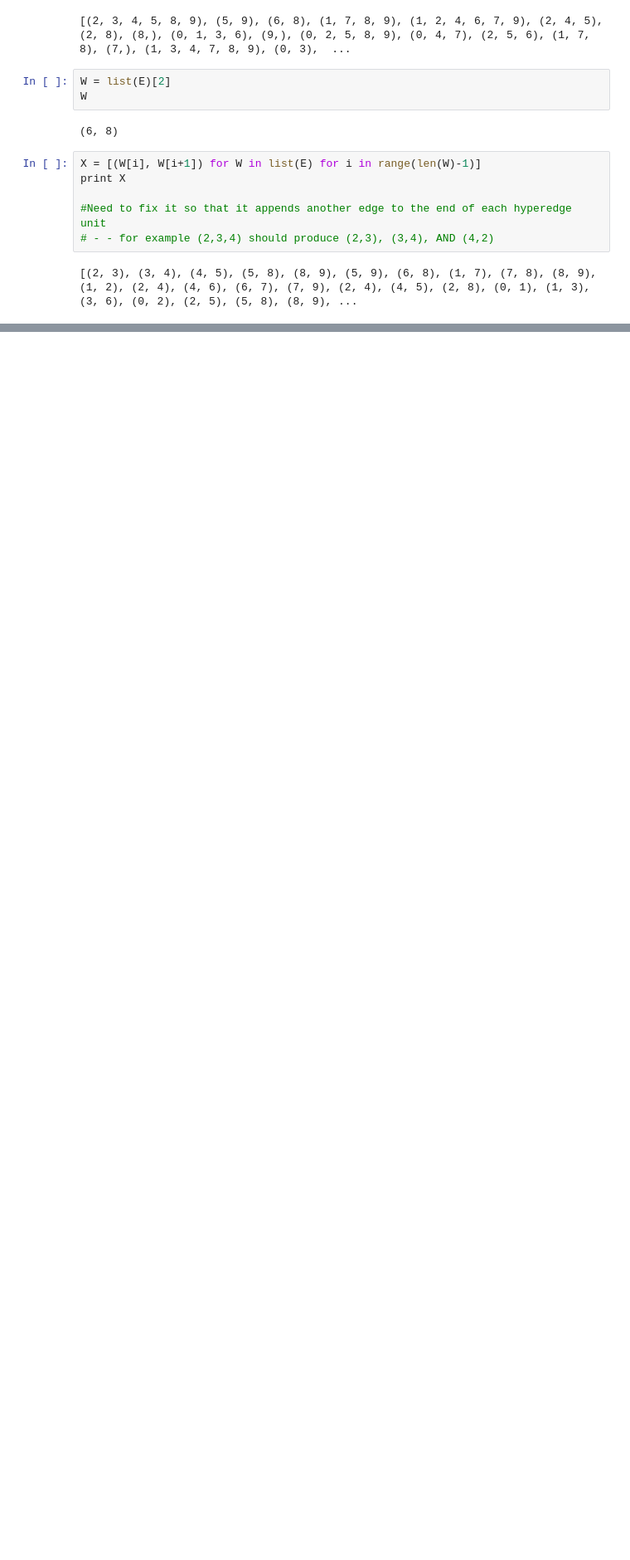
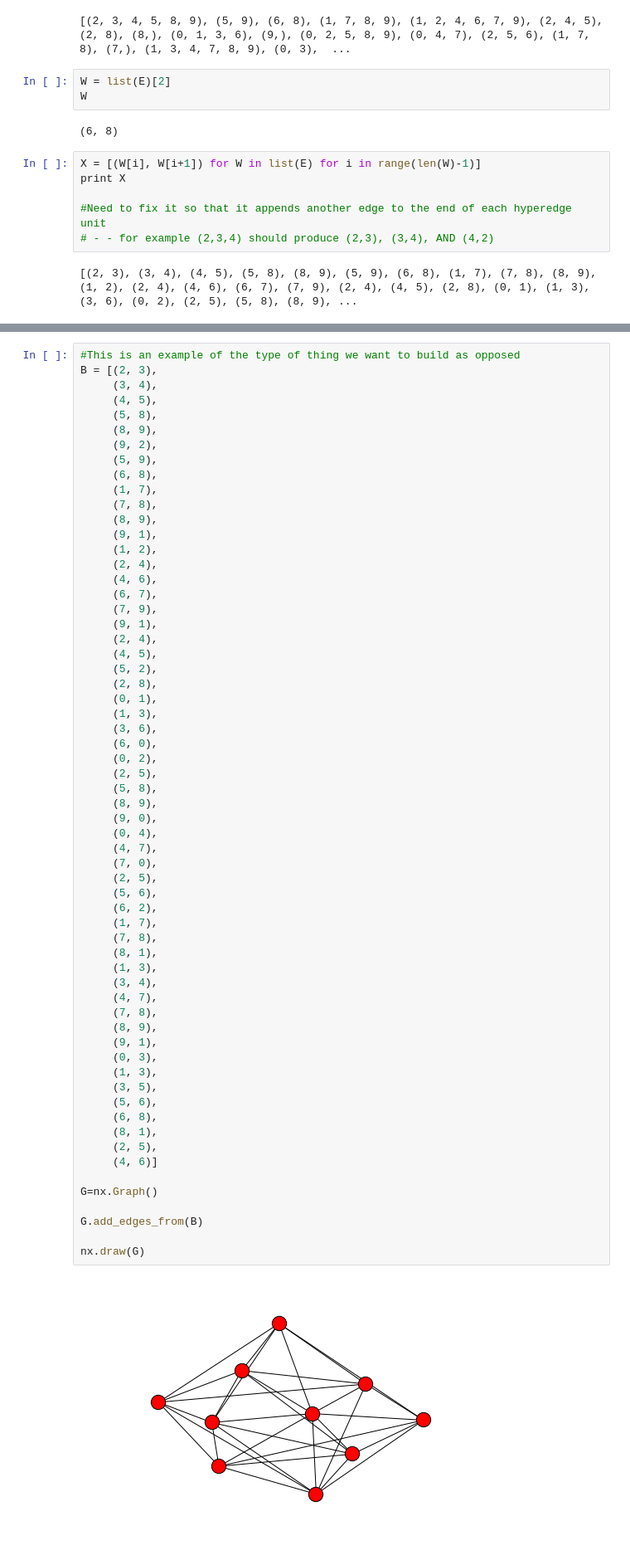
Before and after one commit to bill10/Hypergraph, a Jupyter notebook: ToyNetwork3.ipynb, the cells around one changed output, grey strips where cells are left out. Shown: that part at 83% size. Drawn from its saved outputs; the diff is of its cells as text; blank space fills up the shorter version.

Commit message:
added example of what we want.

```diff
--- a/ToyNetwork3.ipynb
+++ b/ToyNetwork3.ipynb
@@ -46,0 +45,64 @@ nx.draw(G)
+# %%
+#This is an example of the type of thing we want to build as opposed
+B = [(2, 3),
+     (3, 4),
+     (4, 5),
+     (5, 8),
+     (8, 9),
+     (9, 2),
+     (5, 9),
+     (6, 8),
+     (1, 7),
+     (7, 8),
+     (8, 9),
+     (9, 1),
+     (1, 2),
+     (2, 4),
+     (4, 6),
+     (6, 7),
+     (7, 9),
+     (9, 1),
+     (2, 4),
+     (4, 5),
+     (5, 2),
+     (2, 8),
+     (0, 1),
+     (1, 3),
+     (3, 6),
+     (6, 0),
+     (0, 2),
+     (2, 5),
+     (5, 8),
+     (8, 9),
+     (9, 0),
+     (0, 4),
+     (4, 7),
+     (7, 0),
+     (2, 5),
+     (5, 6),
+     (6, 2),
+     (1, 7),
+     (7, 8),
+     (8, 1),
+     (1, 3),
+     (3, 4),
+     (4, 7),
+     (7, 8),
+     (8, 9),
+     (9, 1),
+     (0, 3),
+     (1, 3),
+     (3, 5),
+     (5, 6),
+     (6, 8),
+     (8, 1),
+     (2, 5),
+     (4, 6)]
+
+G=nx.Graph()
+
+G.add_edges_from(B)
+
+nx.draw(G)
+# %% [output]
+[figure, added]
```
Also changed, not shown: parts of 1 cell of this notebook.
